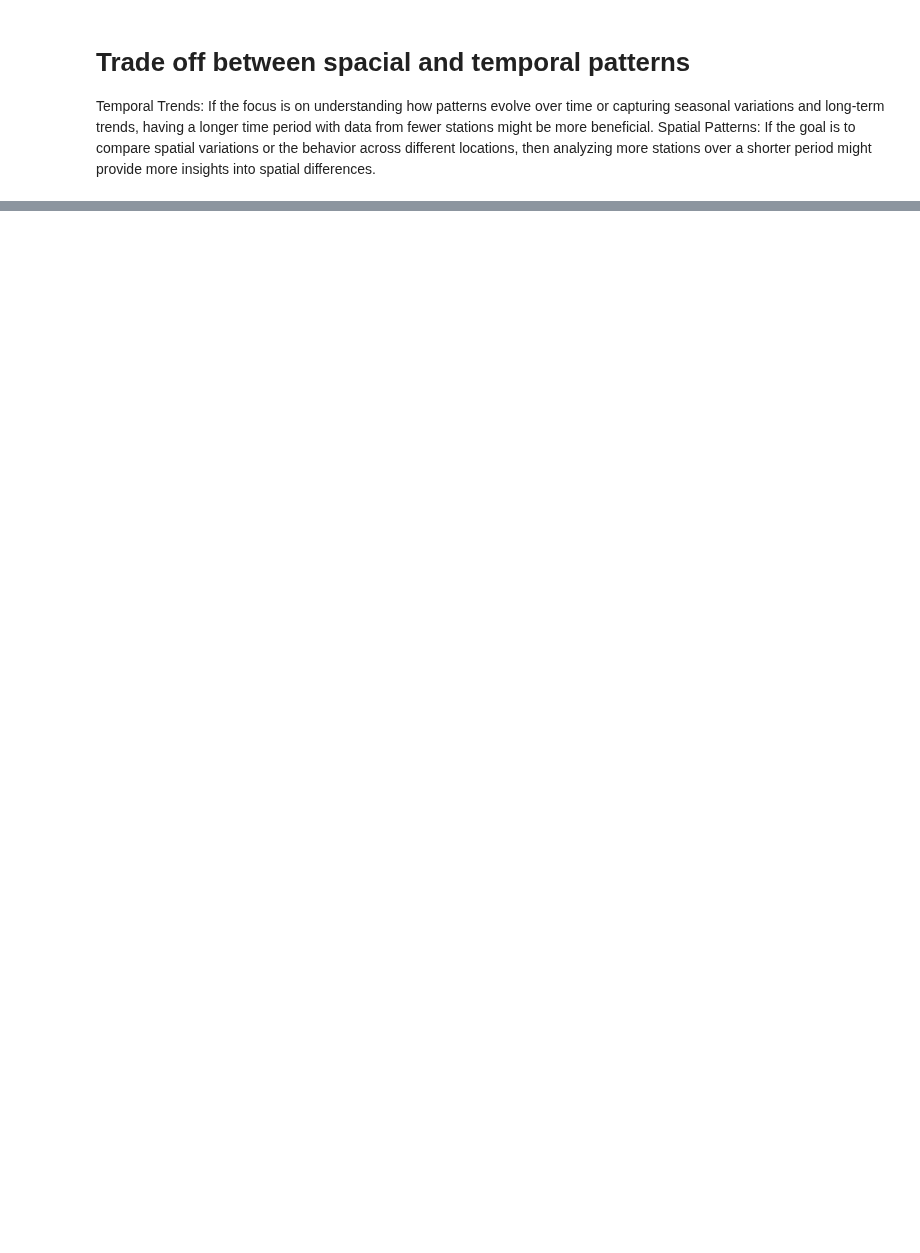
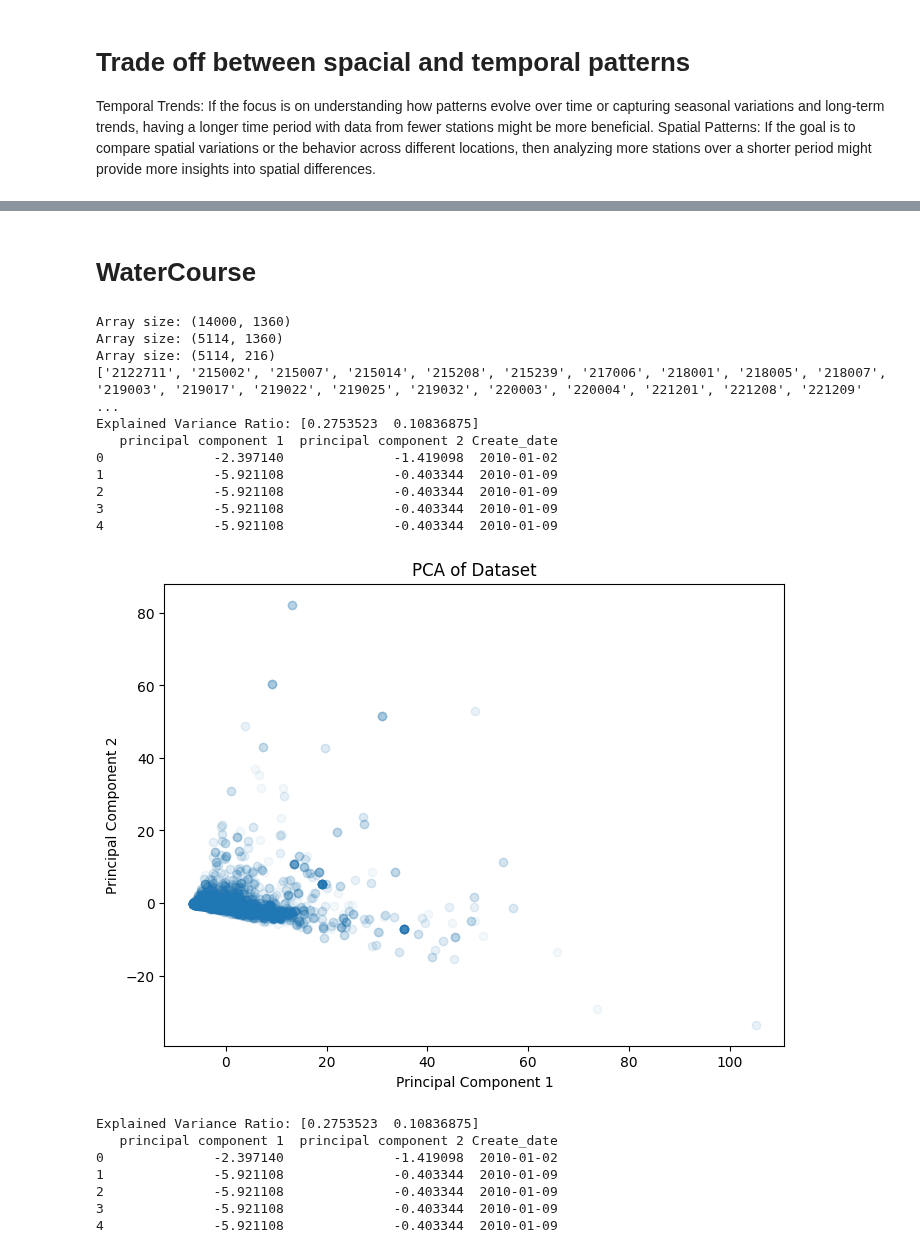
Before and after one commit to ELEN-Workshops-and-LDI/LDI-ML, a Jupyter notebook: Water_data/Exogenous_PCA_Clustering.ipynb, the cells around one changed output, grey strips where cells are left out. Drawn from its saved outputs; the diff is of its cells as text; code cells hidden in the pictures; blank space fills up the shorter version.

```diff
--- a/Water_data/Exogenous_PCA_Clustering.ipynb
+++ b/Water_data/Exogenous_PCA_Clustering.ipynb
@@ -228,0 +492,75 @@ Explained Variance Ratio: [0.6724312  0.14038459]
+# %% [markdown]
+# WaterCourse
+# %%
+# Example usage:
+WaterCourse_temp_file_path = '../GET_WATER_DATA_ONLINE/DailyMeanWaterCourseDischarge.csv'
+combined_data = process_and_combine_data(WaterCourse_temp_file_path, merge_data=zone_data_1A_top_sorted, row_thresh_multiplier=0.5)
+
+from sklearn.decomposition import PCA
+from sklearn.preprocessing import StandardScaler
+
+from sklearn.impute import SimpleImputer
+
+
+# Now apply PCA
+pca = PCA(n_components=2)
+#principalComponents = pca.fit_transform(combined_data)
+
+
+
+# Standardize columns 53 to 56 excluding specified columns
+columns_to_exclude = ['Status', 'Application Creation Date', 'Approved / Refused Date', 'Recorded / Rejected Date', 'Water Share ID', 'Water System Source', 'Reliability', 'Trading Zone Source', 'Seller Water Authority', 'Seller Trading Zone Use', 'Buyer Water Authority', 'Buyer Trading Zone Use', 'Create_date', 'Create_date_ordinal', 'Cluster', 'Time', 'Time_ordinal', 'Price Per ML ($)', 'Volume Traded (ML)']
+columns_to_standardize = [col for col in combined_data.columns[1:] if col not in columns_to_exclude]
+
+
+x = StandardScaler().fit_transform(combined_data[columns_to_standardize].values)
+
+print(columns_to_standardize)
+
+# Perform PCA
+pca = PCA(n_components=2)
+principalComponents = pca.fit_transform(x)
+principalDf = pd.DataFrame(data=principalComponents, columns=['principal component 1', 'principal component 2'])
+
+# Display explained variance
+print("Explained Variance Ratio:", pca.explained_variance_ratio_)
+
+# Combine with original data
+finalDf = pd.concat([principalDf, combined_data[['Create_date']]], axis=1)
+
+# Display the results of the PCA
+print(finalDf.head())
+
+# Plot the results
+plt.figure(figsize=(8, 6))
+scatter = plt.scatter(finalDf['principal component 1'], finalDf['principal component 2'], alpha=0.05)
+plt.title('PCA of Dataset')
+plt.xlabel('Principal Component 1')
+plt.ylabel('Principal Component 2')
+plt.show()
+
+# Display explained variance
+print("Explained Variance Ratio:", pca.explained_variance_ratio_)
+
+# Display the top rows of the final DataFrame
+print(finalDf.head())
+# %% [output]
+Array size: (14000, 1360)
+Array size: (5114, 1360)
+Array size: (5114, 216)
+['2122711', '215002', '215007', '215014', '215208', '215239', '217006', '218001', '218005', '218007', '219003', '219017', '219022', '219025', '219032', '220003', '220004', '221201', '221208', '221209' ...
+Explained Variance Ratio: [0.2753523  0.10836875]
+   principal component 1  principal component 2 Create_date
+0              -2.397140              -1.419098  2010-01-02
+1              -5.921108              -0.403344  2010-01-09
+2              -5.921108              -0.403344  2010-01-09
+3              -5.921108              -0.403344  2010-01-09
+4              -5.921108              -0.403344  2010-01-09
+[figure, added]
+Explained Variance Ratio: [0.2753523  0.10836875]
+   principal component 1  principal component 2 Create_date
+0              -2.397140              -1.419098  2010-01-02
+1              -5.921108              -0.403344  2010-01-09
+2              -5.921108              -0.403344  2010-01-09
+3              -5.921108              -0.403344  2010-01-09
+4              -5.921108              -0.403344  2010-01-09
```
Also changed, not shown: parts of 18 cells of this notebook, 11 other files.
